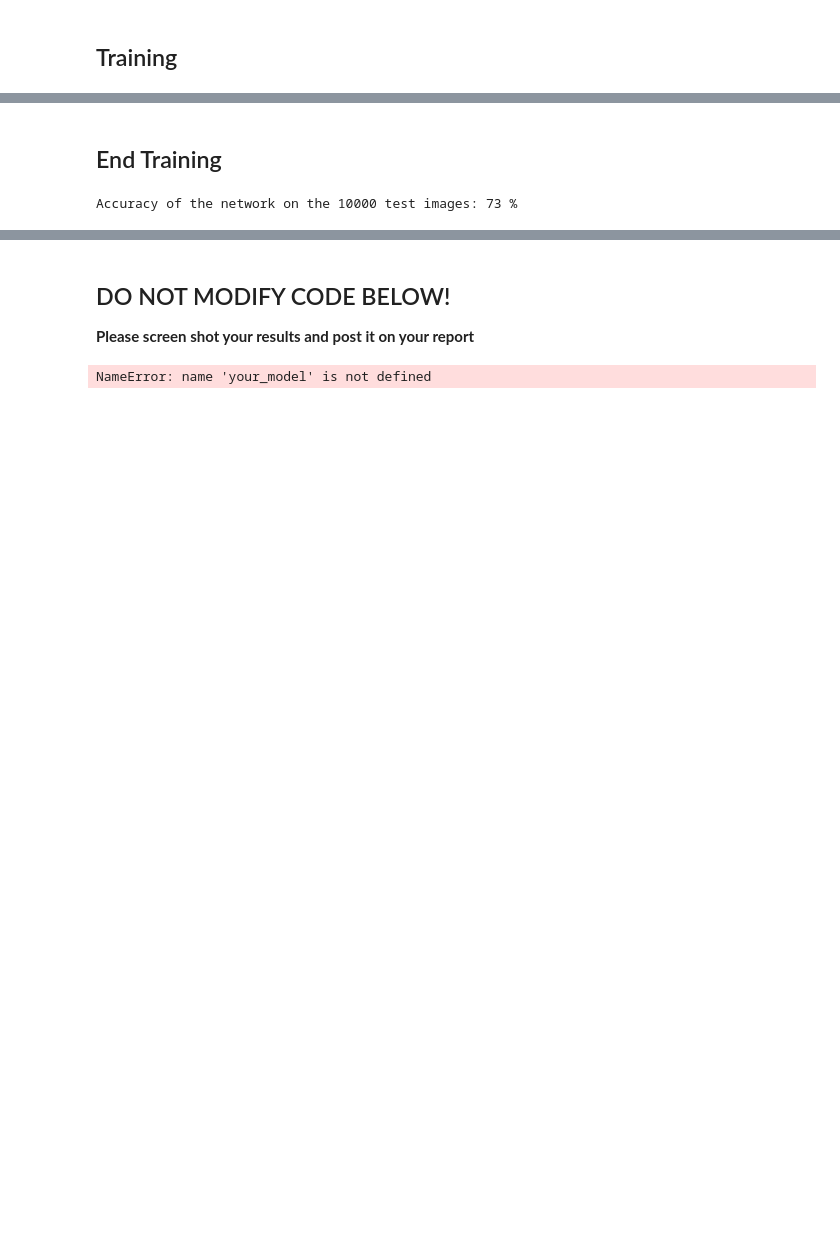
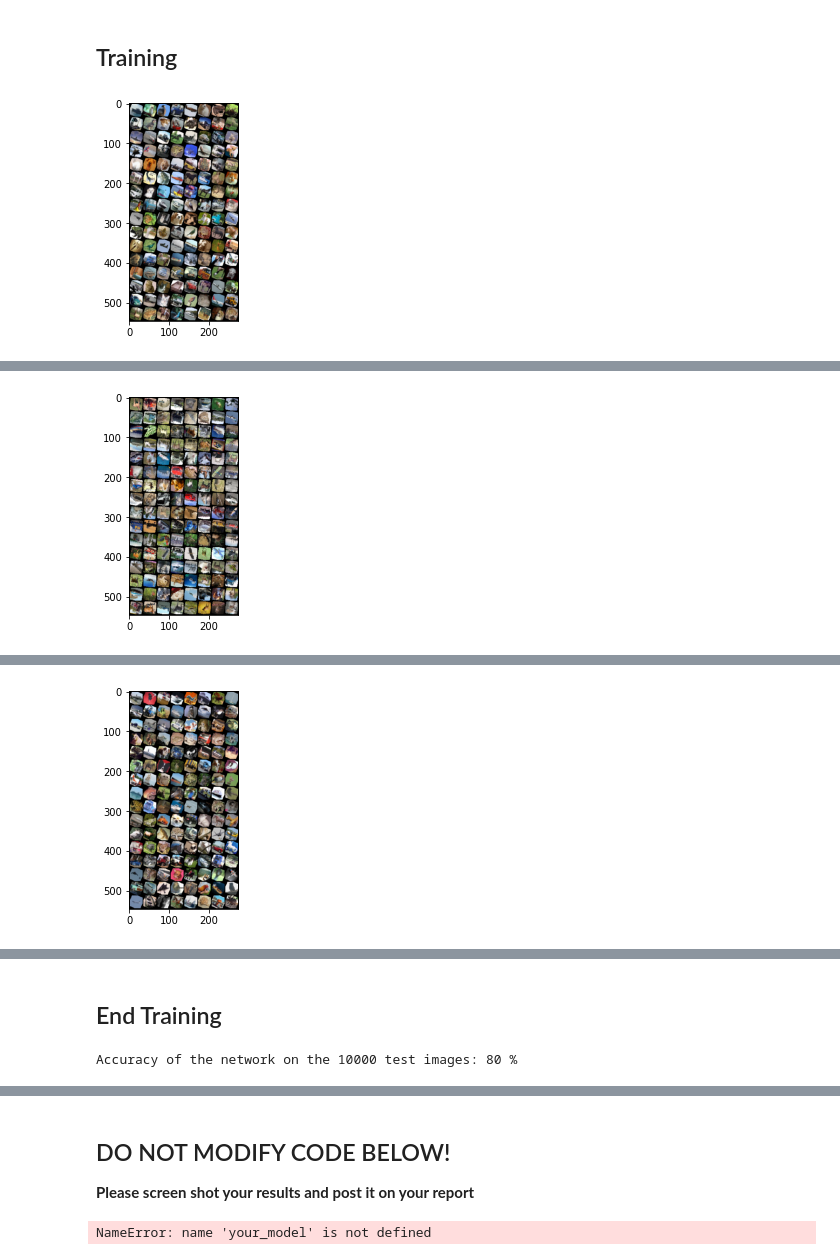
Before and after one commit to mcshih/CS_AT0828, a Jupyter notebook: HW5/HW5_modify.ipynb, the cells around one changed output, grey strips where cells are left out. Cells and saved outputs as stored; diff of their text form; code cells hidden in the pictures; blank space fills up the shorter version.

```diff
--- a/HW5/HW5_modify.ipynb
+++ b/HW5/HW5_modify.ipynb
@@ -144,7 +154,7 @@ elif model_use == 'resnet':
     num_ftrs = net.fc.in_features
     net.fc = nn.Linear(num_ftrs, 10)
 elif model_use == 'wide_resnet':
-    net = models.wide_resnet50_2(pretrained=True)
+    net = models.wide_resnet101_2(pretrained=True)
     print(net)
     num_ftrs = net.fc.in_features
     net.fc = nn.Linear(num_ftrs, 10)
@@ -177,7 +187,7 @@ EfficientNet(
 import torch.optim as optim
 
 criterion = nn.CrossEntropyLoss()
-optimizer = optim.SGD(net.parameters(), lr=0.0001, momentum=0.9)
+optimizer = optim.SGD(net.parameters(), lr=0.001, momentum=0.9, weight_decay=1e-3)
 # %%
 net = net.to(device)
 # %% [markdown]
@@ -185,3 +204,20 @@ net = net.to(device)
+# %%
+def cal_correct(dataloader):
+    correct = 0
+    total = 0
+    # since we're not training, we don't need to calculate the gradients for our outputs
+    with torch.no_grad():
+        for data in dataloader:
+            images, labels = data
+            images = images.to(device=device)
+            labels = labels.to(device=device, dtype=torch.int64)
+            # calculate outputs by running images through the network
+            outputs = net(images)
+            # the class with the highest energy is what we choose as prediction
+            _, predicted = torch.max(outputs.data, 1)
+            total += labels.size(0)
+            correct += (predicted == labels).sum().item()
+    return 100 * correct // total
 # %%
 from tqdm.notebook import tqdm
 import logging
@@ -190,32 +226,51 @@ logging.basicConfig(level=logging.INFO, filename='log.txt', filemode='a',
 	format='[%(asctime)s %(levelname)-8s] %(message)s',
 	datefmt='%Y%m%d %H:%M:%S',
 	)
 
-net.train()
+acc_max = -1
+
+#net.train()
 for epoch in range(EPOCH):  # loop over the dataset multiple times
 
     running_loss = 0.0
     for i, data in tqdm(enumerate(trainloader, 0)):
         # get the inputs; data is a list of [inputs, labels]
         inputs, labels = data
-        inputs = inputs.to(device=device)
+        inputs = scripted_transforms(inputs)
+        if i==0:
+            imshow(torchvision.utils.make_grid(inputs))
+            print(' '.join(f'{class_index[int(labels[j])]:5s}' for j in range(BATCH_SIZE)))
+        inputs = inputs.to(device=device, dtype=torch.float)
         labels = labels.to(device=device, dtype=torch.int64)
 
         # zero the parameter gradients
         optimizer.zero_grad()
 
         # forward + backward + optimize
         outputs = net(inputs)
         loss = criterion(outputs, labels)
         loss.backward()
         optimizer.step()
 
         # print statistics
         running_loss += loss.item()
         if i % mini_batch == (mini_batch - 1):
+            ans_train = cal_correct(trainloader)
+            print(f'Accuracy of the network on the train images: {ans_train} %')
+            logging.info(f'Accuracy of the network on the train images: {ans_train} %')
+
+            ans_val = cal_correct(validloader)
+            print(f'Accuracy of the network on the valid images: {ans_val} %')
+            logging.info(f'Accuracy of the network on the valid images: {ans_val} %')
+
+            if ans_val > acc_max:
+                torch.save(net.state_dict(), PATH)
+                acc_max = ans_val
+
             print(f'[{epoch + 1}, {i + 1:5d}] loss: {running_loss / mini_batch:.3f}')
             logging.info(f'[{epoch + 1}, {i + 1:5d}] loss: {running_loss / mini_batch:.3f}')
             running_loss = 0.0
 
 print('Finished Training')
 # %% [output]
+[figure, added]
@@ -227,0 +287 @@ print('Finished Training')
+[figure, added]
@@ -233,0 +298 @@ print('Finished Training')
+[figure, added]
@@ -258,29 +307,14 @@ print('Finished Training')
 torch.save(net.state_dict(), PATH)
 # %% [markdown]
 ## End Training
-# %%
-net.eval()
-net.load_state_dict(torch.load(PATH))
-
-correct = 0
-total = 0
-# since we're not training, we don't need to calculate the gradients for our outputs
-with torch.no_grad():
-    for data in testloader:
-        images, labels = data
-        images = images.to(device=device)
-        labels = labels.to(device=device, dtype=torch.int64)
-        # calculate outputs by running images through the network
-        outputs = net(images)
-        # the class with the highest energy is what we choose as prediction
-        _, predicted = torch.max(outputs.data, 1)
-        total += labels.size(0)
-        correct += (predicted == labels).sum().item()
-
-print(f'Accuracy of the network on the 10000 test images: {100 * correct // total} %')
-logging.info(f'{PATH}: Accuracy of the network on the 10000 test images: {100 * correct // total} %')
-# %% [output]
-Accuracy of the network on the 10000 test images: 73 %
+# %%
+net.load_state_dict(torch.load(PATH))
+
+ans = cal_correct(testloader)
+print(f'Accuracy of the network on the 10000 test images: {ans} %')
+logging.info(f'{PATH}: Accuracy of the network on the 10000 test images: {ans} %')
+# %% [output]
+Accuracy of the network on the 10000 test images: 80 %
 # %%
 # prepare to count predictions for each class
 correct_pred = {classname: 0 for classname in list(class_index.keys())}
```
Also changed, not shown: parts of 12 cells of this notebook.
